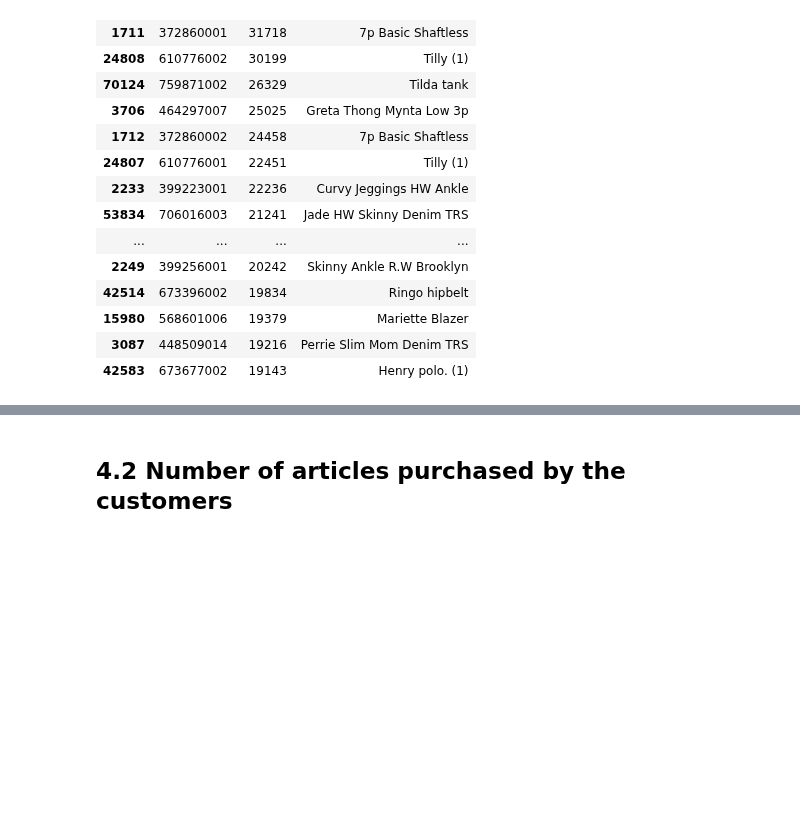
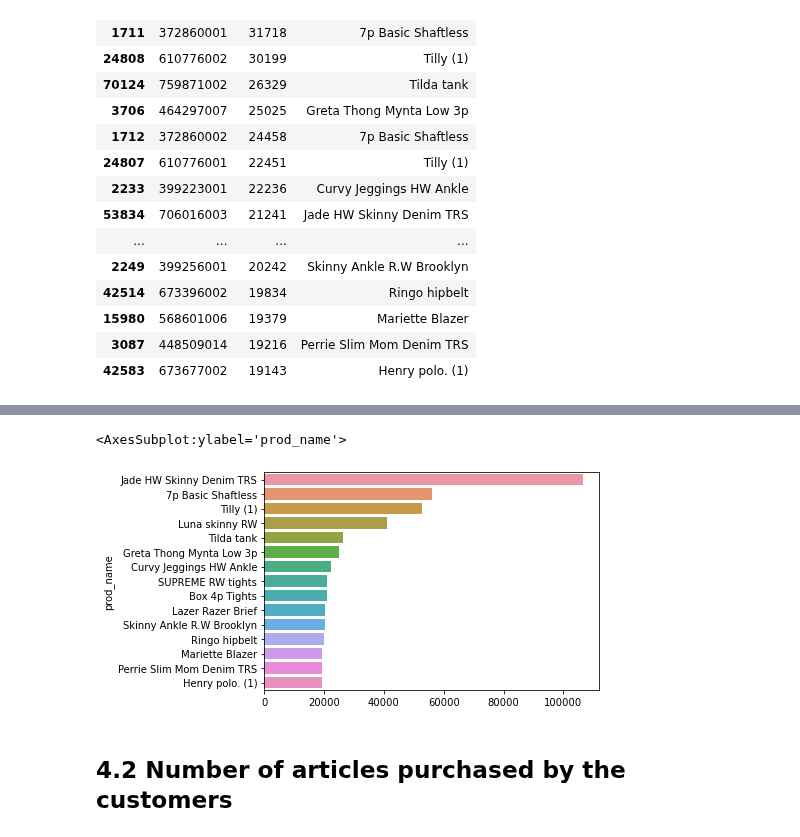
Before and after one commit to msmillan7/Kaggle_Competition-HM_Recommender_System, a Jupyter notebook: 00_EDA.ipynb, the cells around one changed output, grey strips where cells are left out. Cells and saved outputs as stored; diff of their text form; code cells hidden in the pictures; blank space fills up the shorter version.

```diff
--- a/00_EDA.ipynb
+++ b/00_EDA.ipynb
@@ -407,0 +464,4 @@ plt.show()
+# %%
+purchased_articles_data = purchased_articles.groupby("prod_name")["counts"].sum().sort_values(ascending = False)
+top_20_products = purchased_articles_data[:20]
+top_20_products
@@ -408,3 +486,9 @@ plt.show()
+# %%
+fig
+sns.barplot(x = top_20_products.values, y = top_20_products.index)
+# %% [output]
+<AxesSubplot:ylabel='prod_name'>
+[figure, added]
 # %% [markdown]
 ## 4.2 Number of articles purchased by the customers
 # %%
```
Also changed, not shown: parts of 12 cells of this notebook, 2 other files.
